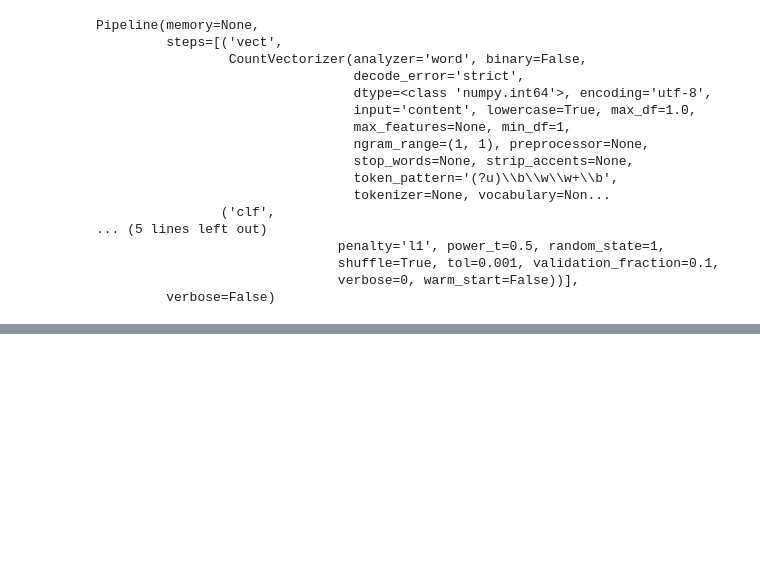
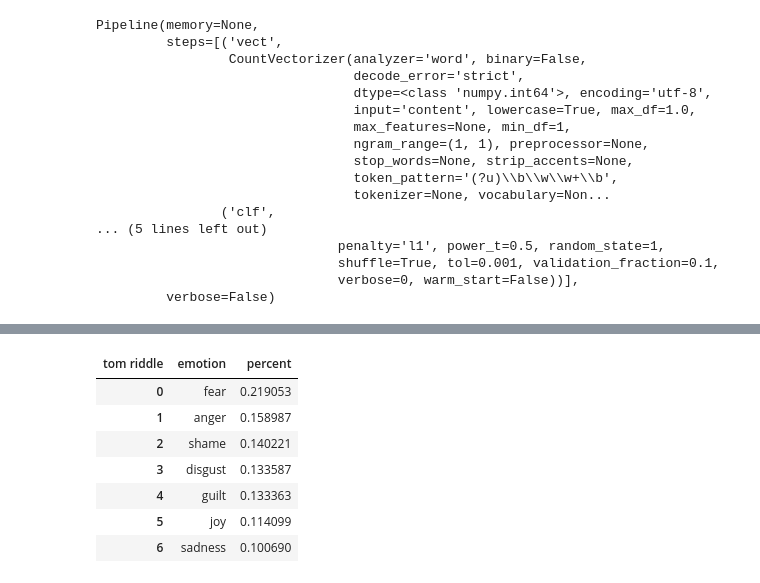
Before and after one commit to RyanStonebraker/lucidDream, a Jupyter notebook: notebooks/Lucid Dream.ipynb, the cells around one changed output, grey strips where cells are left out. Cells and saved outputs as stored; diff of their text form; code cells hidden in the pictures; blank space fills up the shorter version.

```diff
--- a/notebooks/Lucid Dream.ipynb
+++ b/notebooks/Lucid Dream.ipynb
@@ -382,0 +479,14 @@ pd.DataFrame({"character": character_list, "book_similarity": similarity_list})
+# %%
+expected_prof = expected_profiles["tom riddle"].reset_index()
+expected_prof.rename(columns = {"index":"emotion"}, inplace = True)
+expected_prof.percent = expected_prof.percent.apply(pd.to_numeric)
+expected_prof
+# %% [output]
+| tom riddle | emotion | percent |
+| 0 | fear | 0.219053 |
+| 1 | anger | 0.158987 |
+| 2 | shame | 0.140221 |
+| 3 | disgust | 0.133587 |
+| 4 | guilt | 0.133363 |
+| 5 | joy | 0.114099 |
+| 6 | sadness | 0.100690 |
```
Also changed, not shown: parts of 21 cells of this notebook, 10 other files.
